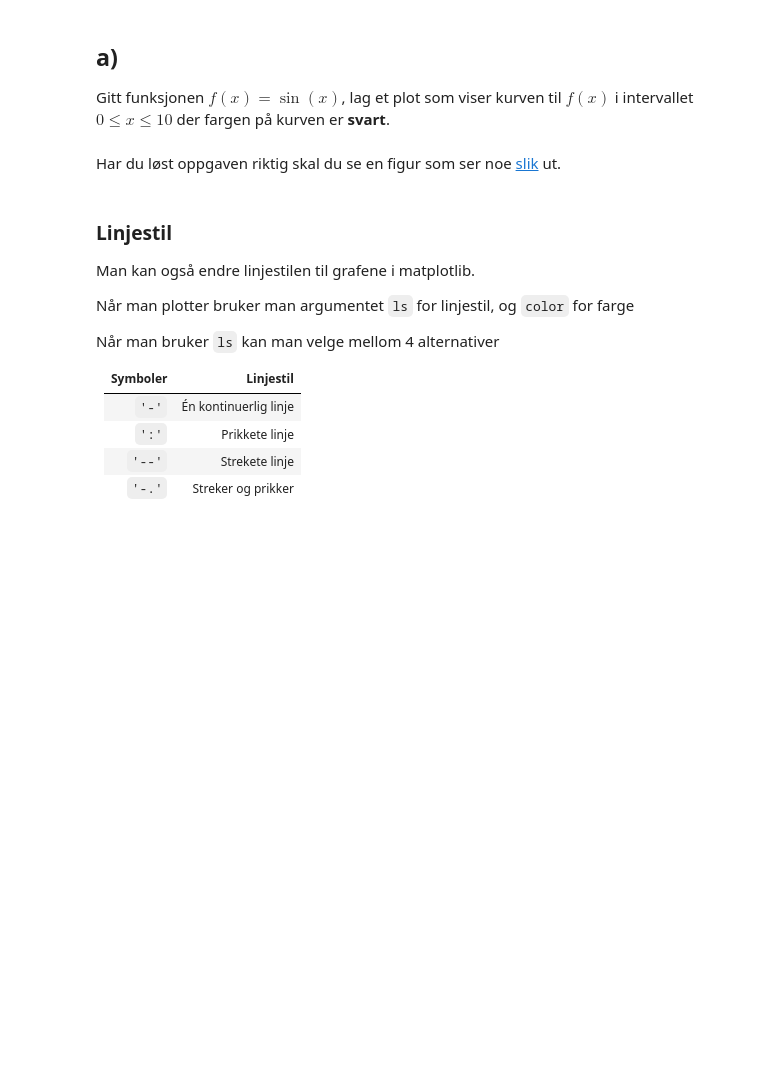
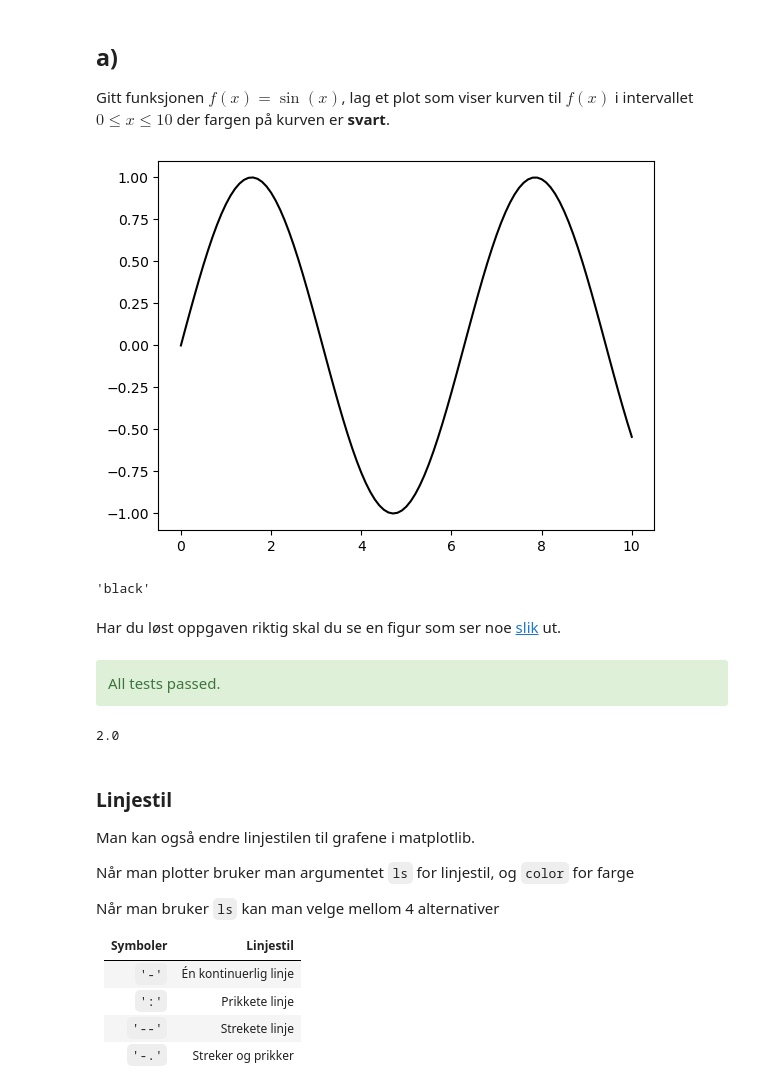
Before and after one commit to kaierih/INGA1002_H2024_Ovinger, a Jupyter notebook: H2024_Oving_2/7_Plotting_2.ipynb, the cells around one changed output. Drawn from its saved outputs; the diff is of its cells as text; code cells hidden in the pictures; blank space fills up the shorter version.

```diff
--- a/H2024_Oving_2/7_Plotting_2.ipynb
+++ b/H2024_Oving_2/7_Plotting_2.ipynb
@@ -76,11 +81,47 @@ plt.grid()
 ## a)
 Gitt funksjonen $f(x) = \sin(x)$, lag et plot som viser kurven til $f(x)$ i intervallet $0\leq x \leq 10$ der fargen på kurven er **svart**.
 # %%
-#-------------------------------------
-# SKRIV DIN KODE HER!
-#-------------------------------------
+### BEGIN SOLUTION
+import numpy as np
+import matplotlib.pyplot as plt
+
+def f(x):
+    return np.sin(x)
+
+x = np.linspace(0, 10, 101)
+plt.plot(x, f(x), color='black')
+#plt.plot(x, g(x))
+plt.savefig("Figurer/oppg7a_LF.png")
+fig = plt.gcf()
+### END SOLUTION
+# %% [output]
+[figure, added]
+# %%
+fig.axes[-1].lines[-1].get_color()
+# %% [output]
+'black'
 # %% [markdown]
 Har du løst oppgaven riktig skal du se en figur som ser noe [slik](Figurer/oppg7a_LF.png) ut.
+# %%
+### BEGIN HIDDEN TESTS
+from autofeedback import CustomTests
+
+grading_results = CustomTests()
+
+try:
+    curve_color = fig.axes[-1].lines[-1].get_color()
+    black_curve = curve_color in [(0.0, 0.0, 0.0, 1.0), 'k', 'black']
+except Exception as e:
+    grading_results.add_result(False, "Could not extract plot color information for plot: "+ e.args[0])
+else:
+    grading_results.test(black_curve,
+                         "Plot curve is black",
+                         f"Curve color {curve_color} is incorrect, expected #000000.")
+round(grading_results.get_results()*2, 2)
+### END HIDDEN TESTS
+# %% [output]
+All tests passed.
+2.0
 # %% [markdown]
 ### Linjestil
 
```
Also changed, not shown: parts of 8 cells of this notebook, 10 other files.
